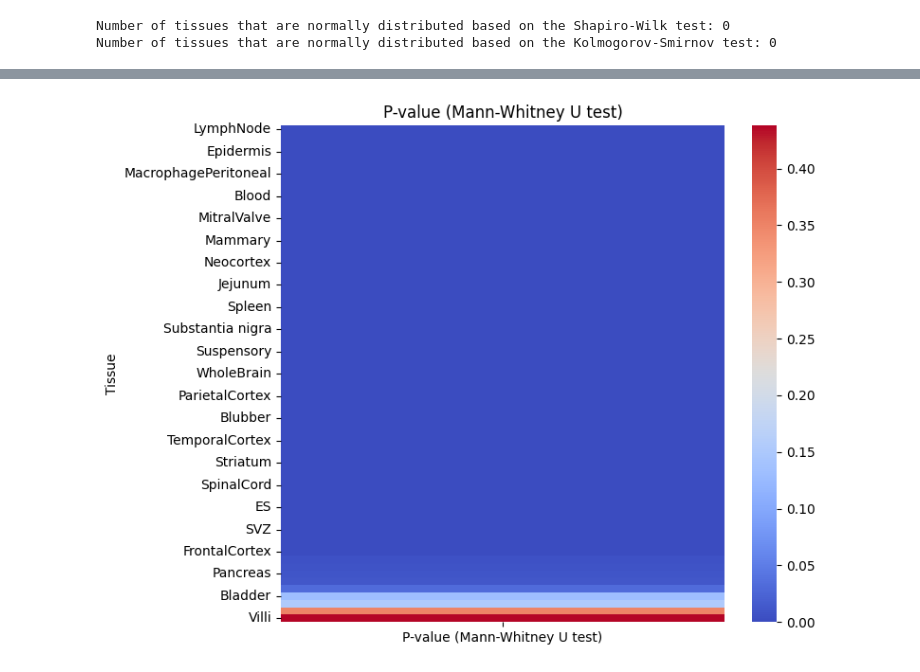
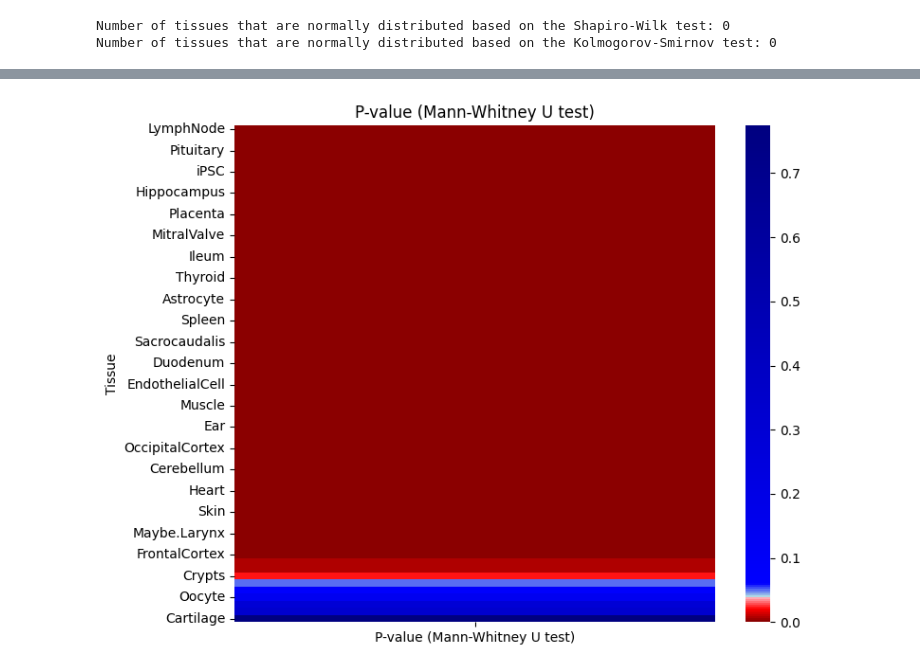
Before and after one commit to AntunesCSR/ChallengingClockUniversality, a Jupyter notebook: Mammal_Methylation_Levels/CpG_averages.ipynb, the cells around one changed output, grey strips where cells are left out. Saved outputs shown, nothing was run; the diff lists cells and outputs as text; code cells hidden in the pictures.

```diff
--- a/Mammal_Methylation_Levels/CpG_averages.ipynb
+++ b/Mammal_Methylation_Levels/CpG_averages.ipynb
@@ -219,0 +320,12 @@ Blood_methylation_dataset
+# %%
+#### LOAD: the tissue-specific methylation datasets with the mean methylation and variance from the saved CSV files
+
+folder_name = "Tissue Methylation"
+
+# Load tissue-specific DataFrames from CSV files and assign them to respective variables
+for tissue in tissues_df['Tissue'].unique():
+    # Load the tissue-specific DataFrame from the CSV file
+    tissue_var_name = f"{tissue}_mean_var"  # Creating variable name
+    globals()[tissue_var_name] = pd.read_csv(os.path.join(folder_name, f"{tissue}_methylation_dataset_complete_mean_var.csv"))
+
+# Note to self: the variables will be called liver_mean_var, kidney_mean_var, etc.
@@ -394,8 +513,8 @@ comparison_results = []
 
 # Loop through each tissue-specific dataset
 for tissue in tissues:
-    # Calculate the mean methylation value for each CpG site in the tissue-specific dataset
-    tissue_mean = globals()['{}_methylation_dataset'.format(tissue)].iloc[:, 1:].mean(axis=1)
+    # Get the mean for each tissue
+    tissue_mean = globals()['{}_mean_var'.format(tissue)]['Mean']
 
     # Calculate Pearson correlation coefficient between the mean methylation values of the complete dataset and the tissue-specific dataset
     correlation = complete_methylation_data['Mean'].corr(tissue_mean)
@@ -406,8 +525,15 @@ for tissue in tissues:
     # Perform Mann-Whitney U test to assess the significance of the difference in mean methylation values between the complete dataset and the tissue-specific dataset
     u_statistic, p_value_mannwhitneyu = mannwhitneyu(complete_methylation_data['Mean'], tissue_mean)
 
+    # Perform a Welch's t-test to assess the significance of the difference in mean methylation values between the complete dataset and the tissue-specific dataset
+    t_statistic, p_value_ttest = ttest_ind(complete_methylation_data['Mean'], tissue_mean, equal_var=False)
+
     # Append comparison results to the list
-    comparison_results.append({'Tissue': tissue, 'Pearsons Correlation': correlation, 'P-value (t-test)': p_value_ttest, 'P-value (Mann-Whitney U test)': p_value_mannwhitneyu})
+    comparison_results.append({'Tissue': tissue,
+                               'Pearsons Correlation': correlation,
+                               'P-value (t-test)': p_value_ttest,
+                               'P-value (Mann-Whitney U test)': p_value_mannwhitneyu,
+                               'P-value (Welch\'s t-test)': p_value_ttest})
 
 # Convert the list of dictionaries to a DataFrame
 comparison_results_df = pd.DataFrame(comparison_results)
@@ -442,3 +565,3 @@ comparison_results_df[comparison_results_df.isnull().any(axis=1)]
 # %%
-# # Drop rows with missing values
-comparison_results_df.dropna(inplace=False)
+## Drop rows with missing values
+comparison_results_df = comparison_results_df.dropna(inplace=False)
@@ -577,11 +694,17 @@ plt.show()
 # %%
-# 4. Heatmap for P-values
+# 4. Heatmap for P-values condensed
+
+# Define custom colormap with gradient from blue to red
+cmap_colors = [(0, 'darkred'), (0.025, 'red'), (0.05, 'pink'),
+               (0.051, 'lightblue'), (0.075, 'blue'), (1, 'navy')]
+cmap = mcolors.LinearSegmentedColormap.from_list("custom_cmap", cmap_colors)
+
 p_values_df = comparison_results_df[['P-value (Mann-Whitney U test)']].copy()
 p_values_df.index = comparison_results_df['Tissue']
 plt.figure(figsize=(8, 6))
-sns.heatmap(p_values_df, annot=False, cmap='coolwarm', fmt=".2g")
+sns.heatmap(p_values_df, annot=False, cmap=cmap, fmt=".2g")
 plt.title('P-value (Mann-Whitney U test)')
 plt.tight_layout()
 plt.show()
 # %% [output]
-[figure, old version]
+[figure, new version]
```
Also changed, not shown: parts of 93 cells of this notebook, 8 other files.
